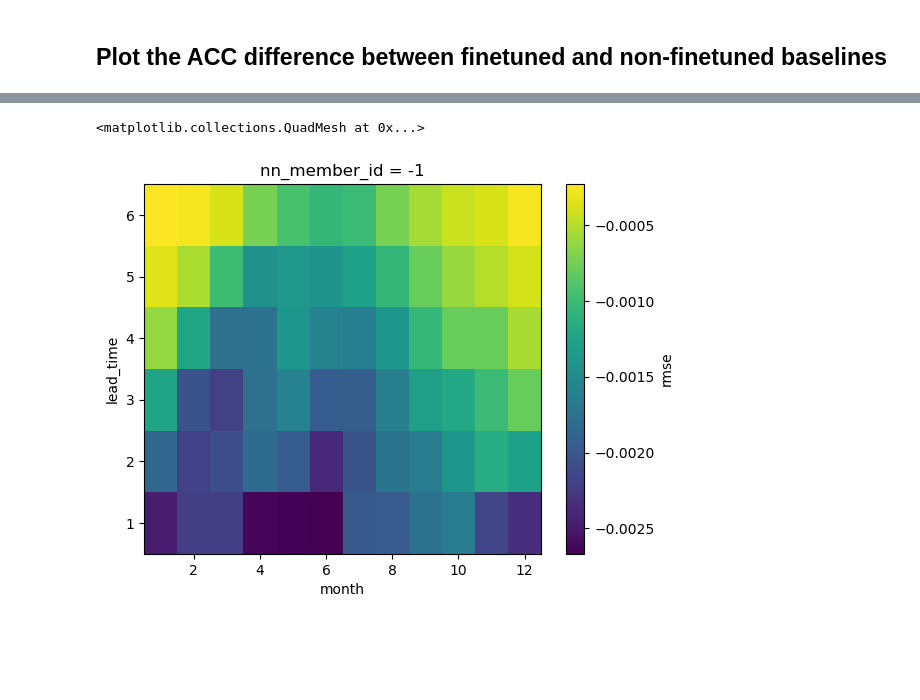
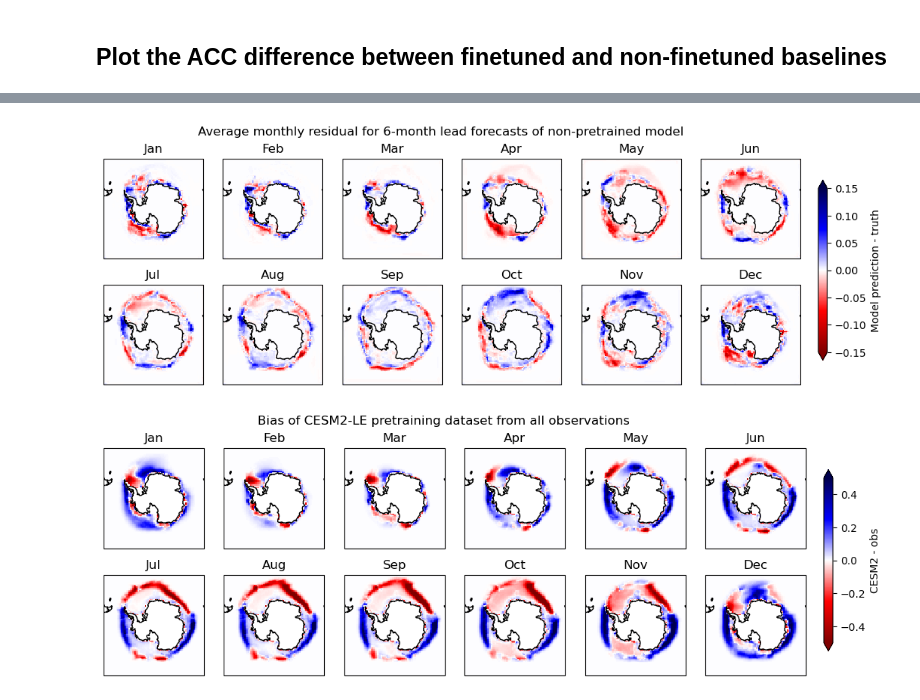
Before and after one commit to ychnli/sicpred, a Jupyter notebook: exp3_figures.ipynb, the cells around one changed output, grey strips where cells are left out. Drawn from its saved outputs; the diff is of its cells as text; code cells hidden in the pictures; blank space fills up the shorter version.

```diff
--- a/exp3_figures.ipynb
+++ b/exp3_figures.ipynb
@@ -267,7 +383,25 @@ xr.open_dataset("/oak/stanford/groups/earlew/yuchen/obs_data/ice_occurrence_mask
-# %%
-rmse_agg = xr.open_dataset("/scratch/users/yucli/sicpred_model_predictions/obs_input2_ensemble/diagnostics/rmse_agg.nc")["rmse"]
-
-(rmse_agg.sel(nn_member_id=-1) - rmse_agg.sel(nn_member_id=np.arange(20)).mean("nn_member_id")).plot()
-# %% [output]
-<matplotlib.collections.QuadMesh at 0x...>
-[figure, removed]
+# %%
+avg_resid_ft = (pred.mean("nn_member_id") - targets).groupby("start_prediction_month.month").mean("start_prediction_month")
+
+fig, axs = plt.subplots(nrows=2, ncols=6, figsize=(12,4), sharex=True, sharey=True,
+                        subplot_kw={'projection': ccrs.SouthPolarStereo()})
+months = ['Jan', 'Feb', 'Mar', 'Apr', 'May', 'Jun',
+            'Jul', 'Aug', 'Sep', 'Oct', 'Nov', 'Dec']
+
+lon = REFERENCE_GRID.lon.data
+lat = REFERENCE_GRID.lat.data
+axs = axs.flatten()
+for i in range(12):
+    axs[i].set_title(months[i])
+    cax = axs[i].pcolormesh(lon, lat, avg_resid_ft.sel(lead_time=lead).assign_coords(month=reindexed_months).sel(month=i+1),
+        transform=ccrs.PlateCarree(), cmap="seismic_r", vmin=-0.15, vmax=0.15)
+    axs[i].coastlines()
+
+cbar_ax = fig.add_axes([0.92, 0.2, 0.01, 0.6])
+
+fig.colorbar(cax, cax=cbar_ax, orientation='vertical', extend="both",
+            label='Model prediction - truth')
+plt.suptitle("Average monthly residual for 6-month lead forecasts of non-pretrained model")
+plt.savefig("figures/cesm_new/exp3_mean_resid_nopretrain.png", dpi=300, bbox_inches='tight')
+# %% [output]
+[figure, added]
@@ -273,0 +418,23 @@ rmse_agg = xr.open_dataset("/scratch/users/yucli/sicpred_model_predictions/obs_i
+# %%
+fig, axs = plt.subplots(nrows=2, ncols=6, figsize=(12,4), sharex=True, sharey=True,
+                        subplot_kw={'projection': ccrs.SouthPolarStereo()})
+months = ['Jan', 'Feb', 'Mar', 'Apr', 'May', 'Jun',
+            'Jul', 'Aug', 'Sep', 'Oct', 'Nov', 'Dec']
+
+lon = REFERENCE_GRID.lon.data
+lat = REFERENCE_GRID.lat.data
+axs = axs.flatten()
+for i in range(12):
+    axs[i].set_title(months[i])
+    cax = axs[i].pcolormesh(lon, lat, cesm_pretrain_bias.sel(month=i+1),
+        transform=ccrs.PlateCarree(), cmap="seismic_r", vmin=-0.5, vmax=0.5)
+    axs[i].coastlines()
+
+cbar_ax = fig.add_axes([0.92, 0.2, 0.01, 0.6])
+
+fig.colorbar(cax, cax=cbar_ax, orientation='vertical', extend="both",
+            label='CESM2 - obs')
+plt.suptitle("Bias of CESM2-LE pretraining dataset from all observations")
+plt.savefig("figures/cesm_new/exp3_cesm_bias_all.png", dpi=300, bbox_inches='tight')
+# %% [output]
+[figure, added]
```
Also changed, not shown: parts of 17 cells of this notebook, 16 other files.
